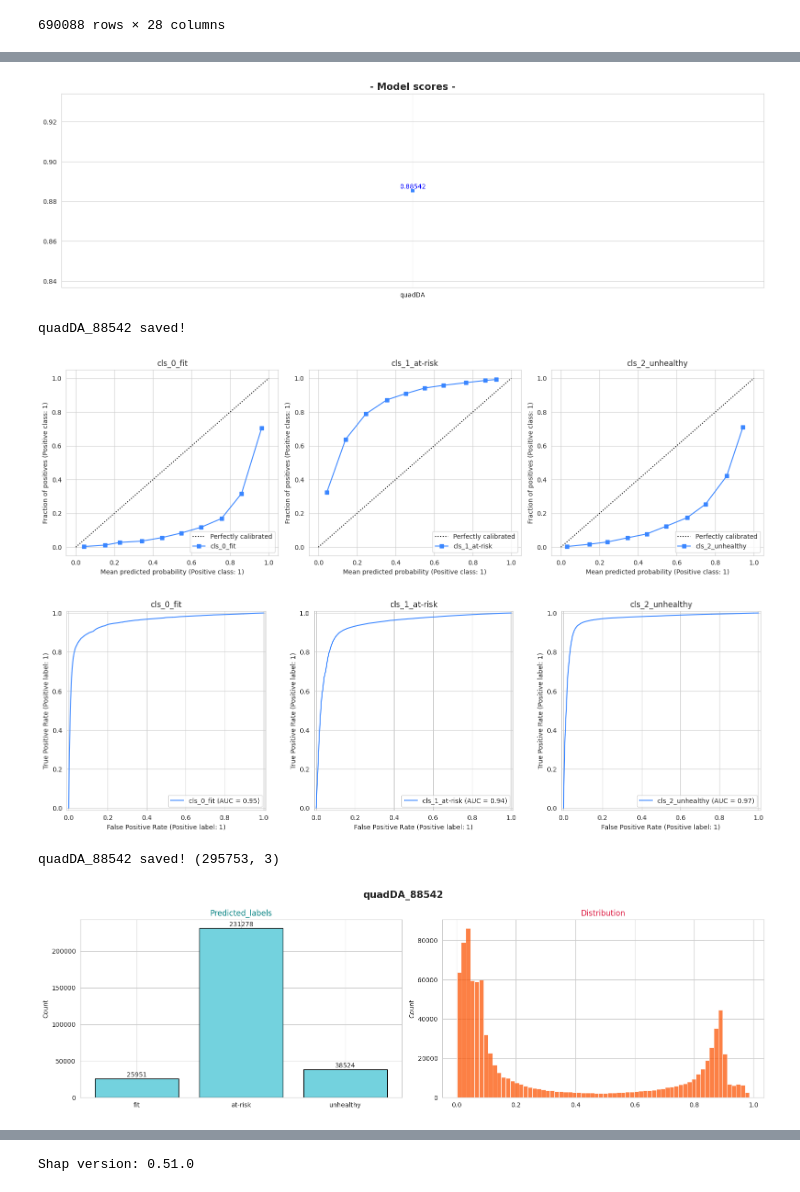
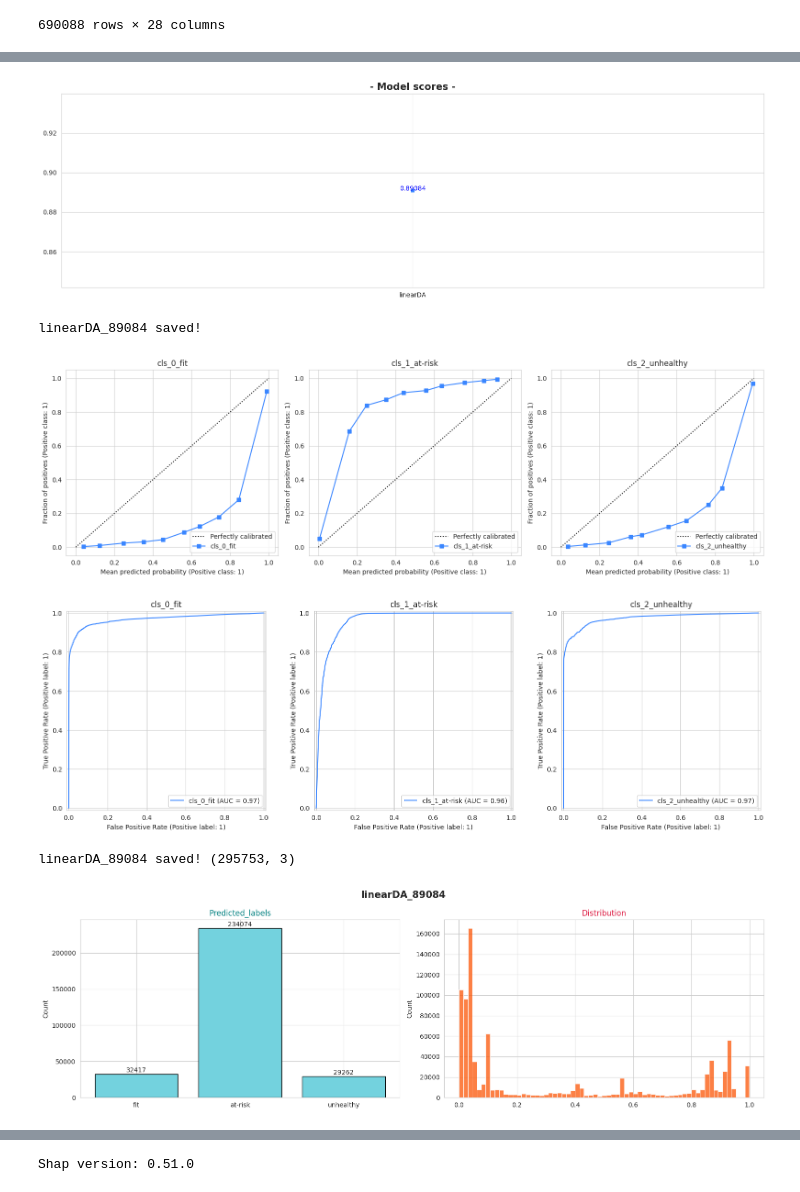
Before and after one commit to coded-sly/ps6e7-Student-Health, a Jupyter notebook: ps6e7-naive-bayes-student-health.ipynb, the cells around one changed output, grey strips where cells are left out. Cells and saved outputs as stored; diff of their text form; code cells hidden in the pictures.

Commit message:
Kaggle Notebook | ps6e7 | Naive Bayes | Student ❤️‍🩹 Health | v1_linearDA_FE

```diff
--- a/ps6e7-naive-bayes-student-health.ipynb
+++ b/ps6e7-naive-bayes-student-health.ipynb
@@ -1867,10 +1867,10 @@ train_data
 naive_bayes = [
     # ("gausNB", {'priors': None}),
     # ("bernNB", {'alpha': 1.0, 'force_alpha': True}),
-    # ("compNB", {'alpha': 1.0, 'force_alpha': True}),
-    # ("multiNB", {'alpha': 1.0, 'force_alpha': True}),
-    # ("linearDA", {'shrinkage': 'auto'}),
-    ("quadDA", {'priors': None}),
+    # ("compNB", {'alpha': 1.0, 'force_alpha': True}), # input X cannot be negative
+    # ("multiNB", {'alpha': 1.0, 'force_alpha': True}), # input X cannot be negative
+    ("linearDA", {'solver': 'eigen', 'shrinkage': 'auto'}),
+    # ("quadDA", {'priors': None}),
     # ("radiusNC", {'radius': 1.0, 'weights': 'uniform', 'n_jobs': 64 if os.cpu_count() > 4 else 3}),
 ]
 
@@ -1960,28 +1960,28 @@ AVG brier: 0.22634 ± 0.04560
 # %%
 all_scores = {}
 
 for i, (k, v) in enumerate(all_predictions.items()):
     for x, y in v.items():
         if x == "score":
             all_scores[k] = y
 
 plt.figure(figsize=(16, 5))
 ax1 = sns.lineplot([*all_scores.values()], marker="s")
 
-y_add = 1e-3
+y_add = 1e-4
 
 for i, s1 in enumerate([*all_scores.values()]):
     ax1.text(float(i), s1+y_add, s1, ha="center", va="baseline", color="b")
 
 # plt.ylim((0.94, 0.955))
 # plt.legend(loc='best')
 plt.xticks(range(len(all_scores)), [*all_scores.keys()], rotation=0)
 plt.title("- Model scores -", fontdict={"weight": "semibold", "size": 15})
 
 plt.tight_layout()
 plt.show()
 # %% [output]
-[figure, old version]
+[figure, new version]
 # %%
 ## -- Get oof predictions --
 oof_predictions = []
@@ -2043,9 +2043,9 @@ for i, (k, v) in enumerate(all_predictions.items()):
 
             print()
 # %% [output]
-quadDA_88542 saved!
+linearDA_89084 saved!
-[figure, old version]
+[figure, new version]
-[figure, old version]
+[figure, new version]
 # %%
 ## -- Save TEST predictions/submissions --
 model_results = {}
@@ -2085,8 +2085,8 @@ for i, (k, v) in enumerate(all_predictions.items()):
 
             print()
 # %% [output]
-quadDA_88542 saved! (295753, 3)
+linearDA_89084 saved! (295753, 3)
-[figure, old version]
+[figure, new version]
 # %%
 pd.DataFrame(model_results)
 # %% [output]
```
Also changed, not shown: parts of 3 cells of this notebook.
